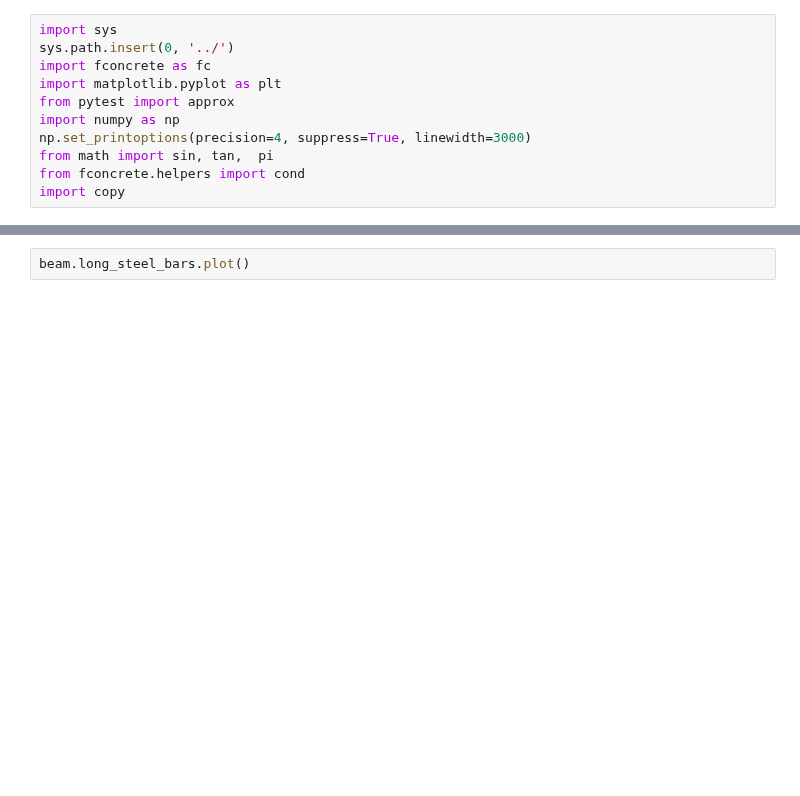
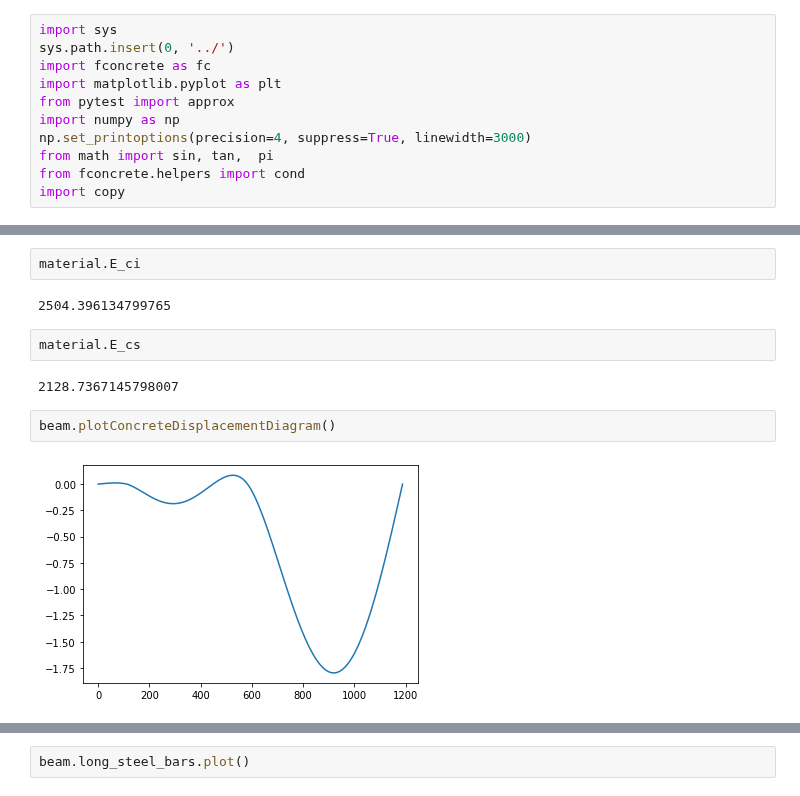
Before and after one commit to luisggc/FConcrete, a Jupyter notebook: jupyter/Hiper.ipynb, the cells around one changed output, grey strips where cells are left out. Cells and saved outputs as stored; diff of their text form; blank space fills up the shorter version.

Commit message:
Concrete Displacement

```diff
--- a/jupyter/Hiper.ipynb
+++ b/jupyter/Hiper.ipynb
@@ -53,0 +43,12 @@ TypeError: iteration over a 0-d array
+# %%
+material.E_ci
+# %% [output]
+2504.396134799765
+# %%
+material.E_cs
+# %% [output]
+2128.7367145798007
+# %%
+beam.plotConcreteDisplacementDiagram()
+# %% [output]
+[figure, added]
```
Also changed, not shown: parts of 8 cells of this notebook, 5 other files.
